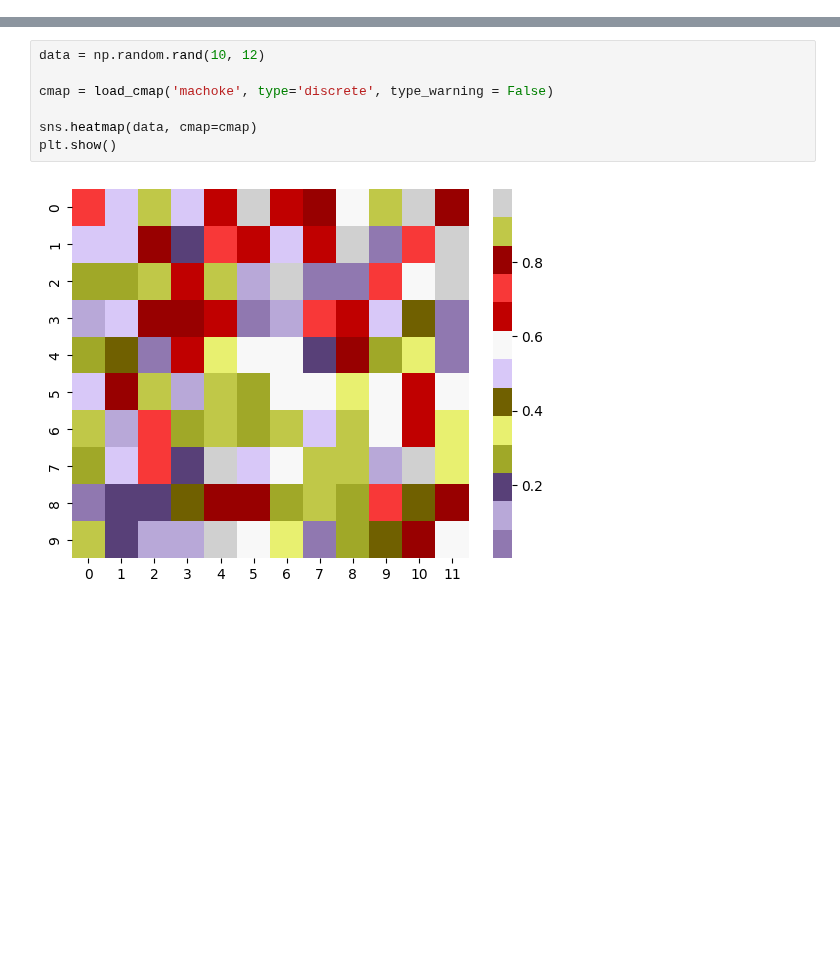
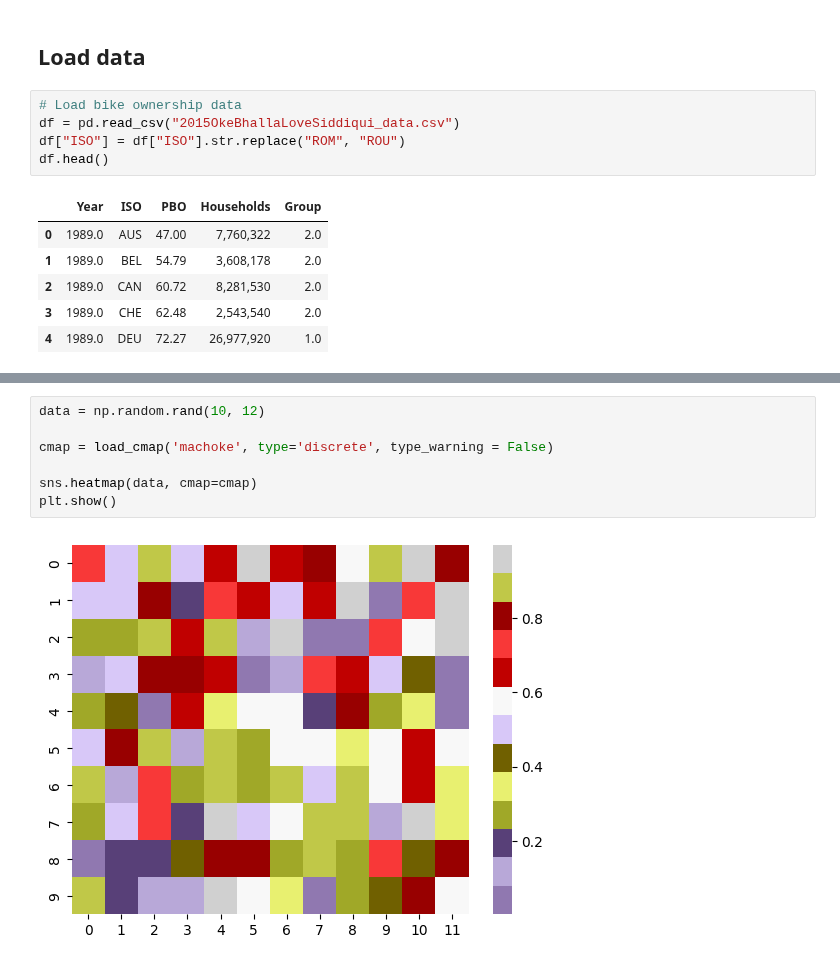
Before and after one commit to Lisa-Ho/small-data-projects, a Jupyter notebook: 2024/2407-bike-ownership-rates/bike-owernship-world.ipynb, the cells around one changed output, grey strips where cells are left out. Cells and saved outputs as stored; diff of their text form; blank space fills up the shorter version.

```diff
--- a/2024/2407-bike-ownership-rates/bike-owernship-world.ipynb
+++ b/2024/2407-bike-ownership-rates/bike-owernship-world.ipynb
@@ -7,0 +34,14 @@ import numpy as np
+# %% [markdown]
+## Load data
+# %%
+# Load bike ownership data
+df = pd.read_csv("2015OkeBhallaLoveSiddiqui_data.csv")
+df["ISO"] = df["ISO"].str.replace("ROM", "ROU")
+df.head()
+# %% [output]
+|  | Year | ISO | PBO | Households | Group |
+| 0 | 1989.0 | AUS | 47.00 | 7,760,322 | 2.0 |
+| 1 | 1989.0 | BEL | 54.79 | 3,608,178 | 2.0 |
+| 2 | 1989.0 | CAN | 60.72 | 8,281,530 | 2.0 |
+| 3 | 1989.0 | CHE | 62.48 | 2,543,540 | 2.0 |
+| 4 | 1989.0 | DEU | 72.27 | 26,977,920 | 1.0 |
```
Also changed, not shown: parts of 12 cells of this notebook.
